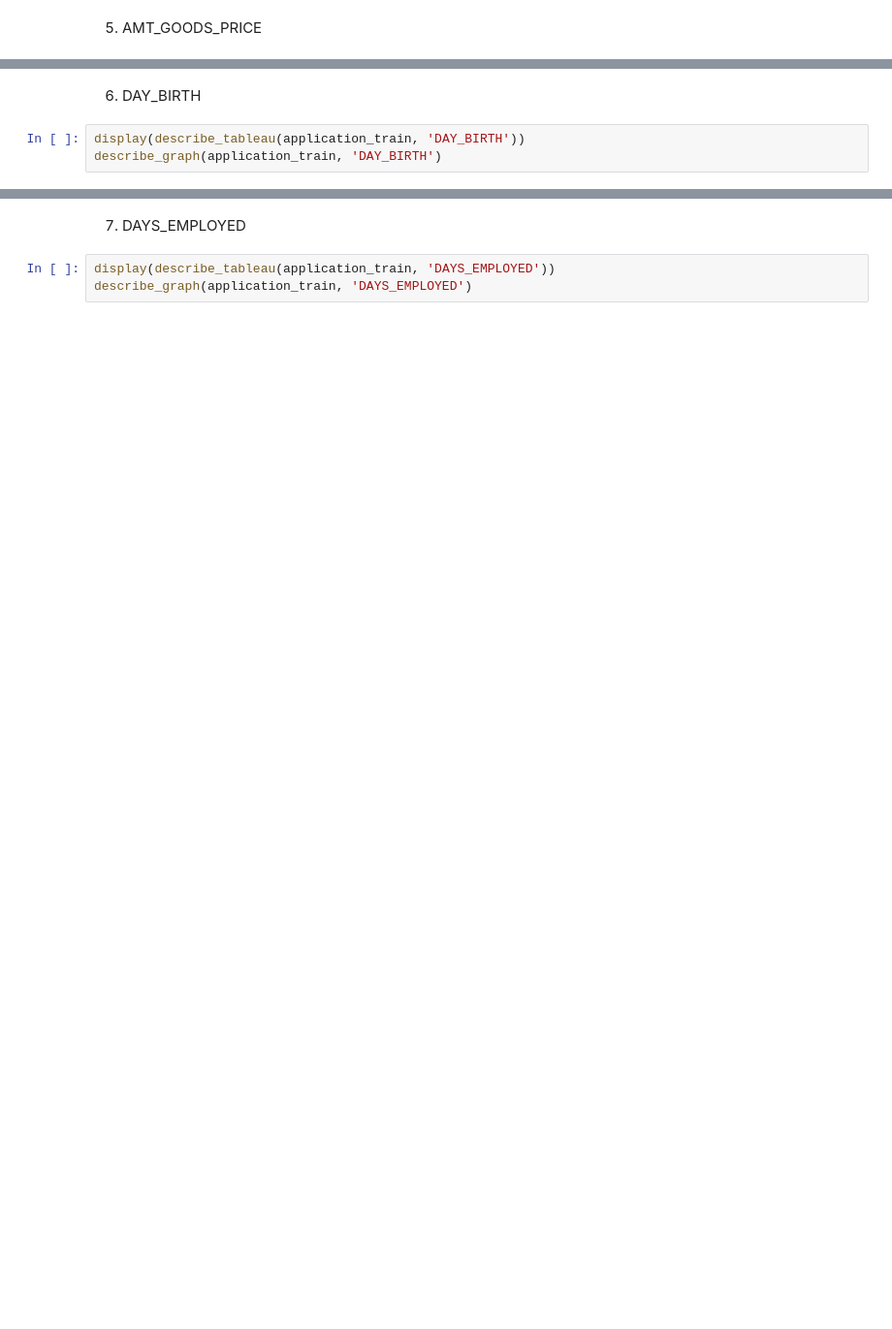
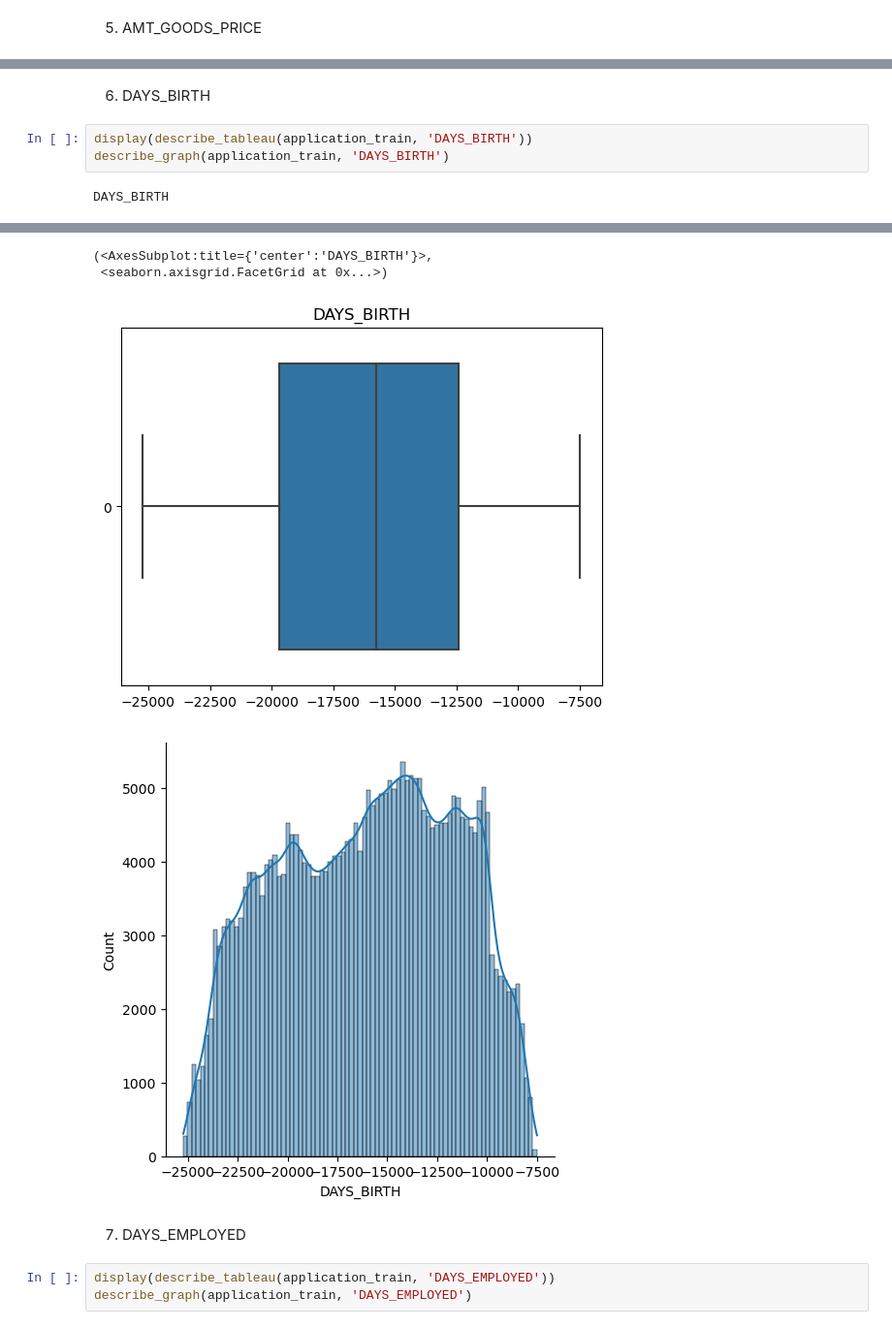
Before and after one commit to val-soly/Mod-le-de-scoring, a Jupyter notebook: Untitled1.ipynb, the cells around one changed output, grey strips where cells are left out. Shown at 97% size. Drawn from its saved outputs; the diff is of its cells as text; blank space fills up the shorter version.

```diff
--- a/Untitled1.ipynb
+++ b/Untitled1.ipynb
@@ -154,5 +348,7 @@ describe_graph(application_train, 'AMT_GOODS_PRICE')
 # %% [markdown]
-6. DAY_BIRTH
+6. DAYS_BIRTH
 # %%
-display(describe_tableau(application_train, 'DAY_BIRTH'))
-describe_graph(application_train, 'DAY_BIRTH')
+display(describe_tableau(application_train, 'DAYS_BIRTH'))
+describe_graph(application_train, 'DAYS_BIRTH')
+# %% [output]
+DAYS_BIRTH
@@ -159,3 +367,7 @@ describe_graph(application_train, 'DAY_BIRTH')
+(<AxesSubplot:title={'center':'DAYS_BIRTH'}>,
+ <seaborn.axisgrid.FacetGrid at 0x...>)
+[figure, added]
+[figure, added]
 # %% [markdown]
 7. DAYS_EMPLOYED
 # %%
```
Also changed, not shown: parts of 61 cells of this notebook.
